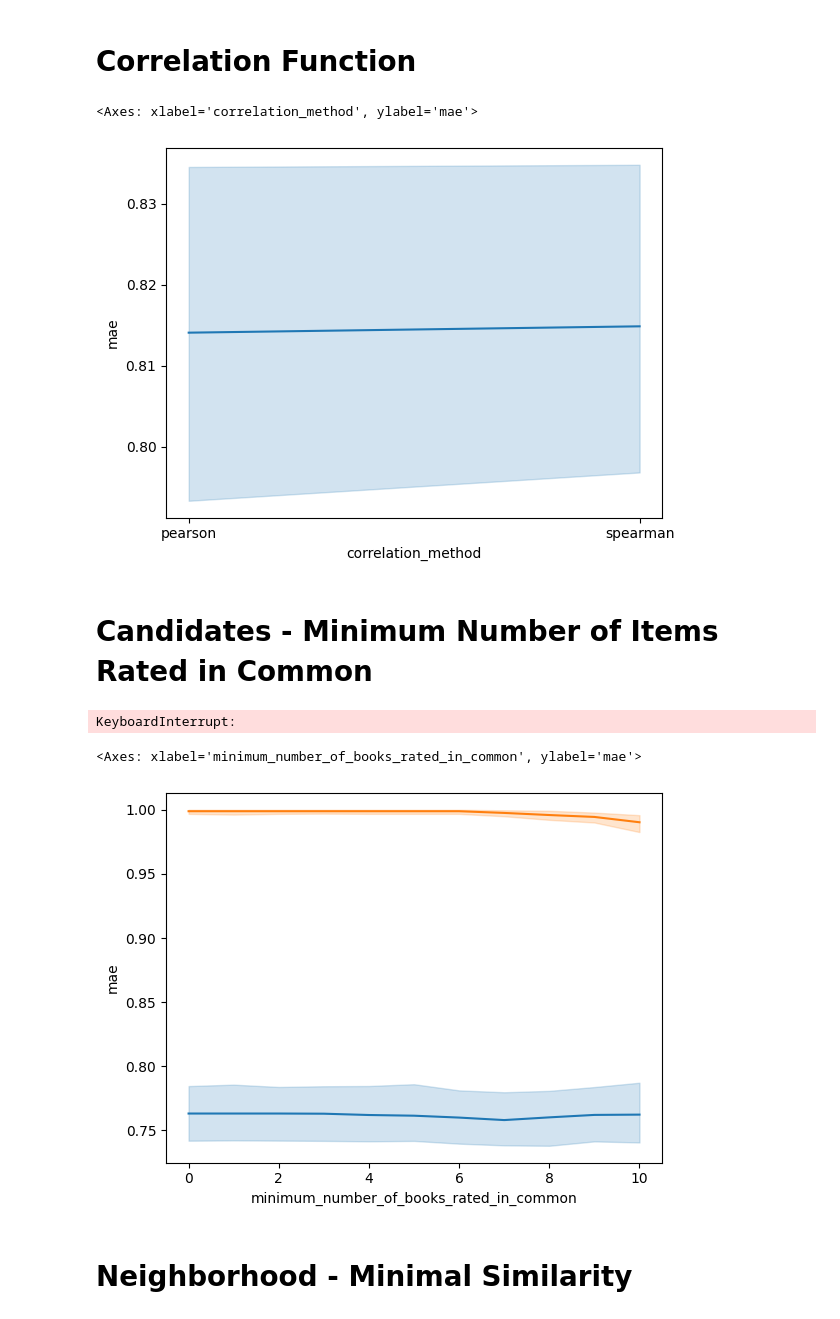
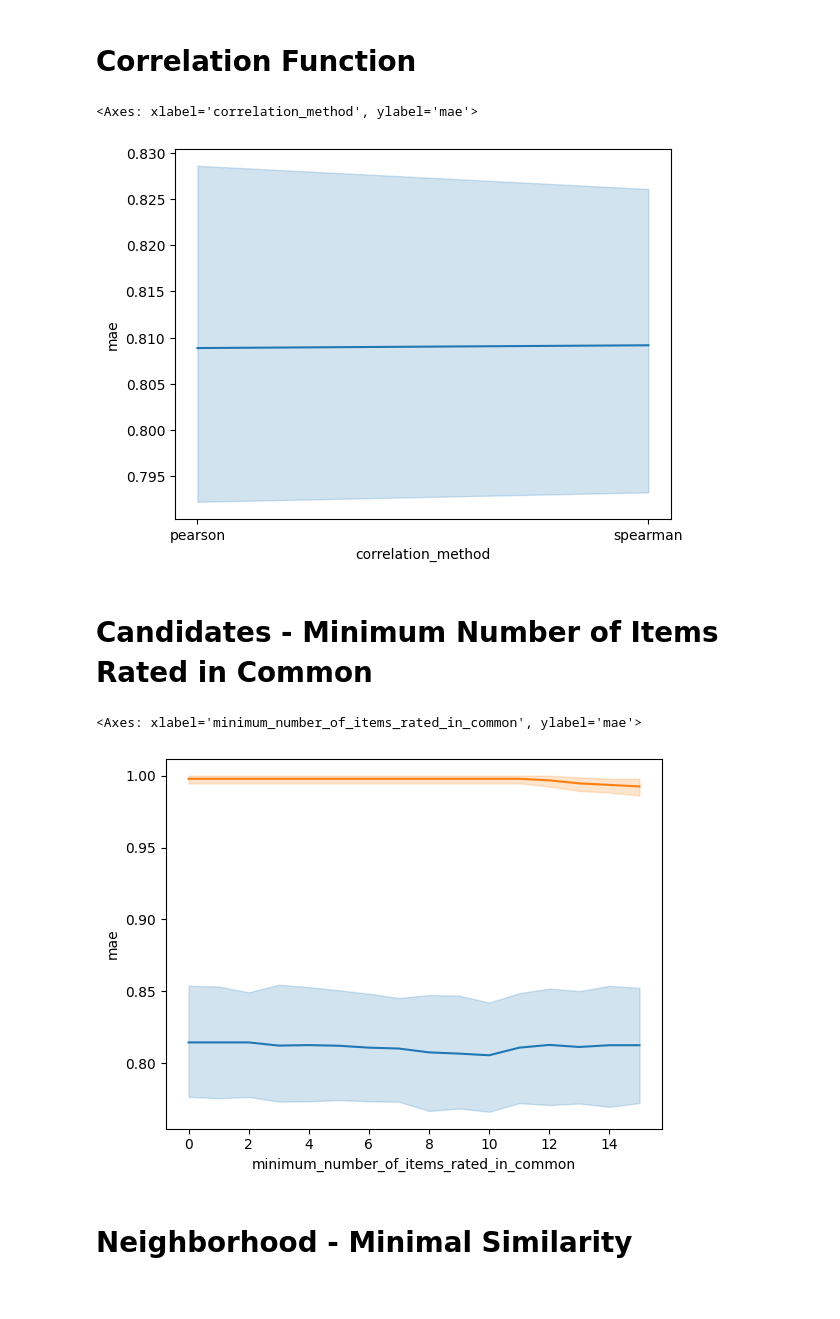
Before and after one commit to fkemeth/book_collaborative_filtering, a Jupyter notebook: evaluate_movie_cf.ipynb, the cells around one changed output. Saved outputs shown, nothing was run; the diff lists cells and outputs as text; code cells hidden in the pictures.

```diff
--- a/evaluate_movie_cf.ipynb
+++ b/evaluate_movie_cf.ipynb
@@ -7,7 +7,7 @@ import seaborn as sns
 from src.book_collaborative_filtering.evaluator import Evaluator
 # %%
 ratings = pd.read_csv('movies.data', sep='\t', names=['user_id', 'item_id', 'rating', 'unix_timestamp'], encoding='latin-1')
-number_of_runs = ratings["user_id"].nunique()
+number_of_runs = 5000 # ratings["user_id"].nunique()
 ratings.head()
 # %% [output]
 |  | user_id | item_id | rating | unix_timestamp |
@@ -58,10 +58,11 @@ metrics.to_csv("results/movie_cf_results_spearman.csv")
 metrics_baseline = pd.read_csv("results/movie_cf_results_baseline.csv")
 metrics_spearman = pd.read_csv("results/movie_cf_results_spearman.csv")
 
-sns.lineplot(data=pd.concat([metrics_baseline, metrics_spearman], axis=0) , x="correlation_method", y="mae")
+sns.lineplot(data=pd.concat([metrics_baseline, metrics_spearman], axis=0).reset_index(),
+             x="correlation_method", y="mae")
 # %% [output]
 <Axes: xlabel='correlation_method', ylabel='mae'>
-[figure, old version]
+[figure, new version]
 # %% [markdown]
 # Candidates - Minimum Number of Items Rated in Common
 # %%
@@ -83,17 +84,15 @@ for i, minimum_number_of_items_rated_in_common in enumerate(np.linspace(0, 15, 1
     metrics = metrics.join(pd.DataFrame(params, index=[0]), how='cross')
     metrics.head()
     metrics.to_csv(f"results/movie_cf_results_minimum_number_of_items_rated_in_common_{i}.csv")
-# %% [output]
-KeyboardInterrupt:
 # %%
 # metrics_baseline = pd.read_csv("results/movie_cf_results_baseline.csv")
-metrics_minimum_number_of_items_rated_in_common = pd.concat([pd.read_csv(f"results/movie_cf_results_minimum_number_of_items_rated_in_common_{i}.csv") for i in range(11)], axis=0).reset_index()
+metrics_minimum_number_of_items_rated_in_common = pd.concat([pd.read_csv(f"results/movie_cf_results_minimum_number_of_items_rated_in_common_{i}.csv") for i in range(16)], axis=0).reset_index()
 
 sns.lineplot(data=metrics_minimum_number_of_items_rated_in_common , x="minimum_number_of_items_rated_in_common", y="mae")
 sns.lineplot(data=metrics_minimum_number_of_items_rated_in_common , x="minimum_number_of_items_rated_in_common", y="coverage")
 # %% [output]
-<Axes: xlabel='minimum_number_of_books_rated_in_common', ylabel='mae'>
+<Axes: xlabel='minimum_number_of_items_rated_in_common', ylabel='mae'>
-[figure, old version]
+[figure, new version]
 # %% [markdown]
 # Neighborhood - Minimal Similarity
 # %%
```
Also changed, not shown: parts of 4 cells of this notebook, 2 other files.
